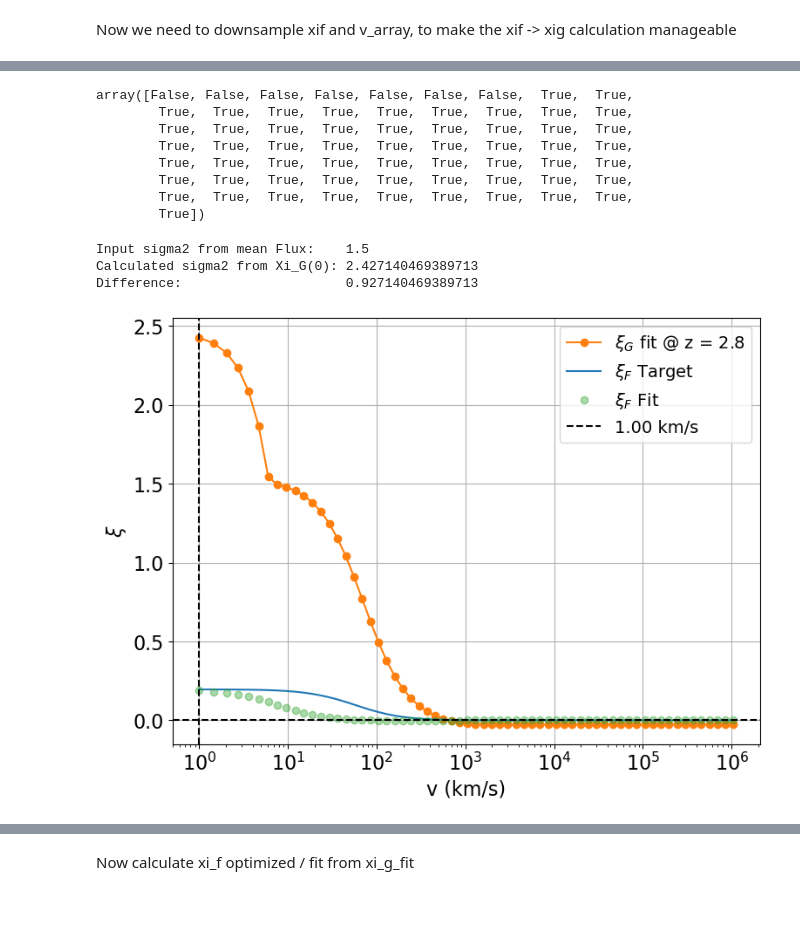
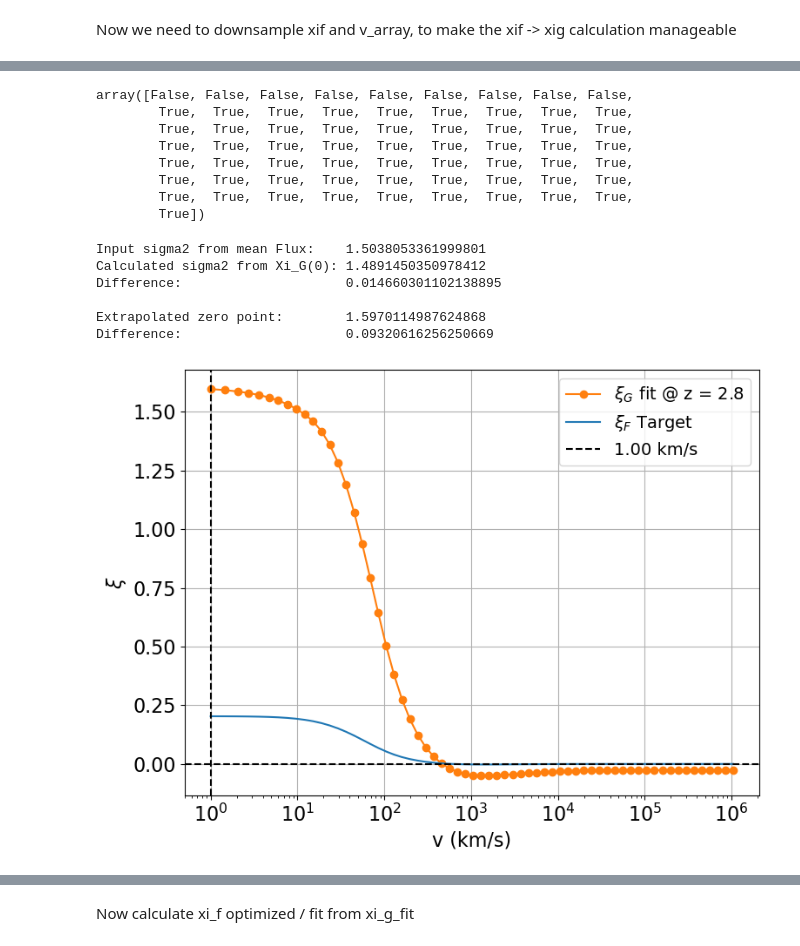
Before and after one commit to m-herbold/P1D_Mocks, a Jupyter notebook: Notebooks/fitting_mocks_interactive.ipynb, the cells around one changed output, grey strips where cells are left out. Drawn from its saved outputs; the diff is of its cells as text; code cells hidden in the pictures; blank space fills up the shorter version.

```diff
--- a/Notebooks/fitting_mocks_interactive.ipynb
+++ b/Notebooks/fitting_mocks_interactive.ipynb
@@ -311,20 +321,25 @@ def cost(tau0, tau1, nu, sigma2):
     return d.dot(d)
 
 
-gaussian_random_field = np.random.default_rng(20).normal(size=500)
-def cost2(tau0, tau1, nu):
-    d = (F_turner - Flux_d_z(gaussian_random_field, z_array, tau0, tau1, nu, z0=3).mean()) / Err_turner
-    return d.dot(d)
+# def cost2(tau0, tau1, nu):
+#     # d = (F_turner - Flux_d_z(gaussian_random_field, z_array, tau0, tau1, nu, sigma2=1.6, z0=3).mean()) / Err_turner
+#     d = (F_turner - lognMeanFluxGH(z_array, tau0, tau1, nu, sigma2=1.0, z0=3)) / Err_turner
+#     return d.dot(d)
 
 
 # Set initial guesses for fitting parameters
-tau0, tau1, nu, sigma2 = 0.55, 5.1, 2.82, 2.0
+tau0, tau1, nu, sigma2 = 0.55, 5.1, 2.82, 1.0
 # tau0, tau1, nu = 0.55, 5.1, 2.82
-
 
 # minimizer: minimizes cost and determines best fit values for parameters
 mini = Minuit(cost, tau0, tau1, nu, sigma2)
 # mini = Minuit(cost2, tau0, tau1, nu)
+
+# try setting bounds on sigma2
+# mini.limits['sigma2'] = (1.0, 3.0)  # Set bounds on sigma2
+# optional: fix sigma2
+# mini.fixed['sigma2'] = True
+
 mini.errordef = Minuit.LEAST_SQUARES
 mini.migrad()
 # %% [output]
@@ -396,7 +517,27 @@ dv = 1.0 # (km/s)
 v_array = np.arange(numvpoints) * dv
 k_arr  = 2. * np.pi * np.fft.rfftfreq((2 * numvpoints)-1, d=dv) + 1e-12
 
-zlist = np.array([2.0, 2.2, 2.4, 2.6, 2.8, 3.0, 3.2, 3.4, 3.6, 3.8, 4.0, 4.2, 4.4])
+# zlist = np.array([2.0, 2.2, 2.4, 2.6, 2.8, 3.0, 3.2, 3.4, 3.6, 3.8, 4.0, 4.2, 4.4])
+zlist = np.array([2.0, 2.2, 2.4, 2.6, 2.8, 3.0, 3.2, 3.4, 3.6, 3.8, 4.0, 4.2, 4.4, 4.6, 4.8, 5.0])
+
+
+##################
+
+# test: dv = 1, but min of 10
+
+# # Set the number of velocity points
+# numvpoints = 2**20     # keep this a power of two for FFT efficiency
+# dv = 1.0               # finer resolution: 1 km/s step
+
+# # Create evenly spaced velocity array with 1 km/s spacing, starting at 10 km/s
+# v_min = 10.0
+# v_array = np.arange(numvpoints) * dv + v_min
+
+# # Create Fourier k-array assuming uniform dv spacing
+# k_arr = 2. * np.pi * np.fft.rfftfreq((2 * numvpoints) - 1, d=dv) + 1e-12
+
+# # Redshift array
+# zlist = np.array([2.0, 2.2, 2.4, 2.6, 2.8, 3.0, 3.2, 3.4, 3.6, 3.8, 4.0, 4.2, 4.4])
 # %% [markdown]
 Baseline power spectrum estimate modifies fitting function from PD13 (eq. 14), with best fitting parameters (A, n, $\alpha$, B, $\beta$, $k_1$(km/s)), with a Lorentzian decay:
 
@@ -513,6 +664,6 @@ KeyboardInterrupt:
 # %%
 # Set parameters for optimization
-redshift_index = 4        # Index corresponding to z = 2.8
+redshift_index = np.where(zlist == target_redshift)[0][0]
 xi_f_target = xif_edr_fit[redshift_index]
 # xi_f target is just the xi_f EDR fit at a given redshift (e.g. 2.8)
 
@@ -720,7 +949,8 @@ Size = 64
 # %%
-np.isclose(objective(xi_g_optimized, zlist[redshift_index], xi_f_target), 0)
+# np.isclose(objective(xi_g_optimized, zlist[redshift_index], xi_f_target), 0)
+np.isclose(objective(xi_g_full, zlist[redshift_index], xi_f_target), 0)
 # %% [output]
-array([False, False, False, False, False, False, False,  True,  True,
+array([False, False, False, False, False, False, False, False, False,
         True,  True,  True,  True,  True,  True,  True,  True,  True,
         True,  True,  True,  True,  True,  True,  True,  True,  True,
         True,  True,  True,  True,  True,  True,  True,  True,  True,
@@ -729,34 +959,42 @@ array([False, False, False, False, False, False, False,  True,  True,
         True,  True,  True,  True,  True,  True,  True,  True,  True,
         True])
 # %%
-print(r"Input sigma2 from mean Flux:    1.5")
-print(f"Calculated sigma2 from Xi_G(0): {xi_g_optimized[0]}")
-print(f"Difference:                     {np.abs(1.5-xi_g_optimized[0])}")
+zero_point = xi_g_full[0]
+
+print(f"Input sigma2 from mean Flux:    {mini.values['sigma2']}")
+print(f"Calculated sigma2 from Xi_G(0): {xi_g_fit[0]}")
+print(f"Difference:                     {np.abs(mini.values['sigma2']-xi_g_fit[0])}\n")
+
+print(f"Extrapolated zero point:        {zero_point}")
+print(f"Difference:                     {np.abs(mini.values['sigma2']-zero_point)}")
 # %% [output]
-Input sigma2 from mean Flux:    1.5
-Calculated sigma2 from Xi_G(0): 2.427140469389713
-Difference:                     0.927140469389713
+Input sigma2 from mean Flux:    1.5038053361999801
+Calculated sigma2 from Xi_G(0): 1.4891450350978412
+Difference:                     0.014660301102138895
+
+Extrapolated zero point:        1.5970114987624868
+Difference:                     0.09320616256250669
 # %%
 plt.figure(figsize=(8, 6))
 plt.rcParams.update({'font.size': 16})
 
-plt.semilogx(v_array_downsampled, xi_g_optimized, color='tab:orange', marker='o', label= r'$\xi_G$ fit @ z = '+str(zlist[redshift_index]))
+plt.semilogx(v_array_downsampled, xi_g_full, color='tab:orange', marker='o', label= r'$\xi_G$ fit @ z = '+str(zlist[redshift_index]))
 # plt.vlines(dv, 0, 2, ls='--', color='black', label='dv = '+str(dv))
 
 plt.semilogx(v_array_downsampled, xi_f_target, label = r'$\xi_F$ Target', color = 'tab:blue', alpha=1.0)
-plt.semilogx(v_array_downsampled, xi_f_optimized, label=r"$\xi_F$ Fit", color="tab:green", ls='none', marker='o', alpha=0.4)
+# plt.semilogx(v_array_downsampled, xi_f_optimized, label=r"$\xi_F$ Fit", color="tab:green", ls='none', marker='o', alpha=0.4)
 
 plt.axhline(y=0.0, color='black', linestyle='--')
 plt.axvline(x=dv, color='black', linestyle='--', label=f"{dv:.2f} km/s")
 # plt.axvline(x=10, ls='--', color='grey', label='v = '+str(10))
 
 plt.xlabel('v (km/s)')
 plt.ylabel(r'$\xi$')
 plt.legend(fontsize=14)
 plt.tight_layout()
 plt.grid()
 
 # plt.savefig('xiG_Fit')
 # %% [output]
-[figure, old version]
+[figure, new version]
 # %%
```
Also changed, not shown: parts of 77 cells of this notebook, 1 other file.
